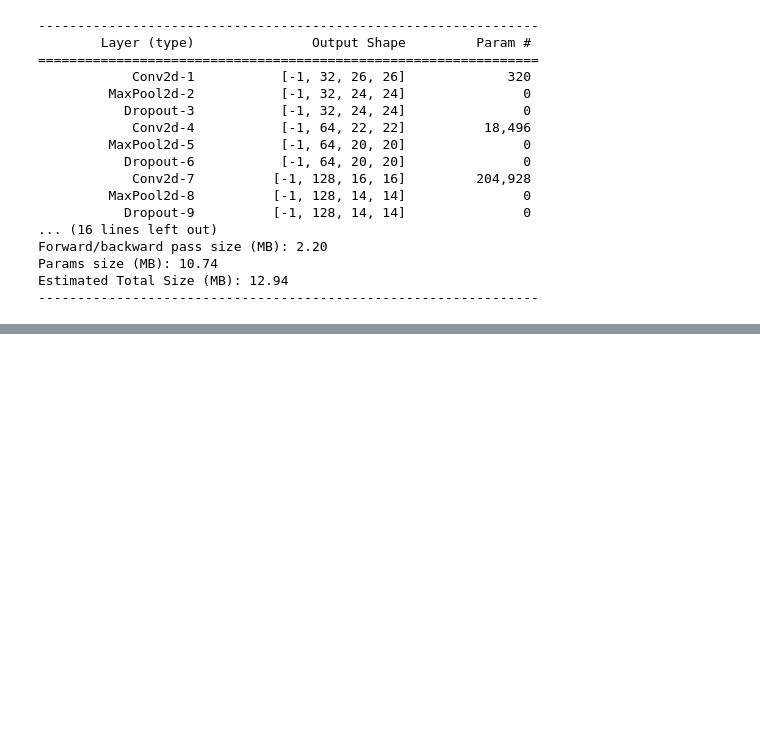
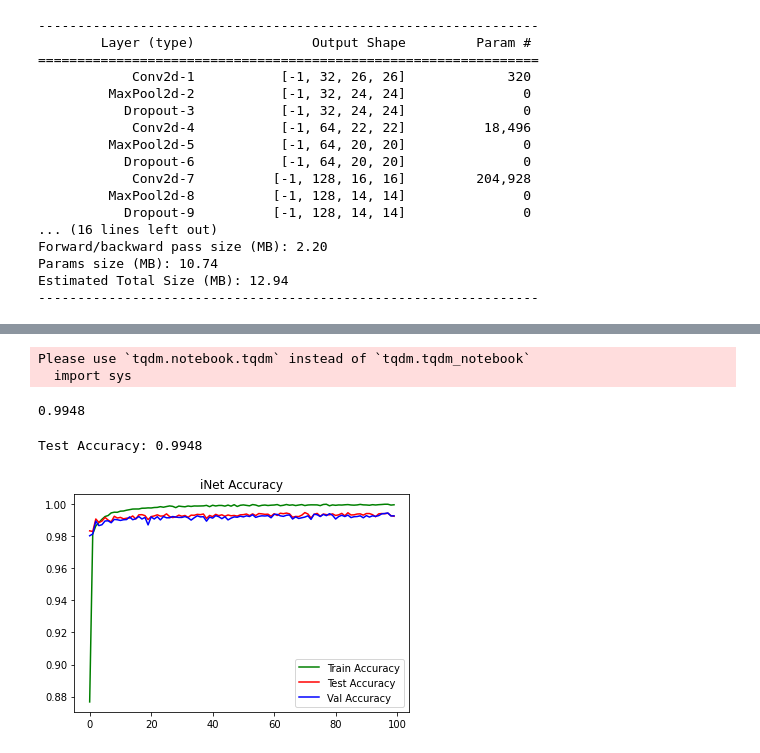
Before and after one commit to vukhanh09/mnist_classification, a Jupyter notebook: mnist-v3.ipynb, the cells around one changed output, grey strips where cells are left out. Saved outputs shown, nothing was run; the diff lists cells and outputs as text; code cells hidden in the pictures; blank space fills up the shorter version.

Commit message:
update model

```diff
--- a/mnist-v3.ipynb
+++ b/mnist-v3.ipynb
@@ -261,0 +283,8 @@ block['best_score']
+# %%
+accTrain = []
+accVal = []
+accTest = []
+bestScore = 0
+lossTrain = []
+lossTest = []
+lossVal = []
@@ -261,0 +293,30 @@ block['best_score']
+# %%
+def load_data_train(net):
+    checkPointInfor = torch.load('weights/datail_information.pth')
+    checkPointModel = torch.load('weights/bestModel.pth')
+    accTrain = checkPointInfor['acc_train']
+    accVal = checkPointInfor['acc_val']
+    accTest = checkPointInfor['acc_test']
+    lossTrain = checkPointInfor['lossTrain']
+    lossTest = checkPointInfor['lossTest']
+    lossVal = checkPointInfor['lossVal']
+    net.load_state_dict(checkPointModel['model_state_dict'])
+    bestScore = checkPointModel['best_score']
+    return accTrain,accVal,accTest,bestScore,lossTrain,lossVal,lossTest
+# %%
+accTrain,accVal,accTest,bestScore,lossTrain,lossVal,lossTest = load_data_train(net)
+# %%
+trainEpoch(net,criterion,net_optimizer,train_dataloader,test_dataloader,val_dataloader,accTrain,accVal,accTest,bestScore,lossTrain,lossVal,lossTest,epochs=50)
+# %%
+score_test,loss_test = predict_evalation(net,criterion,test_dataloader)
+# %% [output]
+Please use `tqdm.notebook.tqdm` instead of `tqdm.tqdm_notebook`
+  import sys
+# %%
+bestScore
+# %% [output]
+0.9948
+# %%
+print('Test Accuracy:',score_test)
+# %% [output]
+Test Accuracy: 0.9948
@@ -261,0 +326,10 @@ block['best_score']
+# %%
+# figure(figsize=(15, 10), dpi=80)
+plt.plot(accTrain,'g',label='Train Accuracy')
+plt.plot(accTest,'r',label='Test Accuracy')
+plt.plot(accVal,'b',label='Val Accuracy')
+plt.title('iNet Accuracy')
+plt.legend()
+plt.savefig('./Image/accuracy.png')
+# %% [output]
+[figure, added]
```
Also changed, not shown: parts of 20 cells of this notebook, 35 other files.
